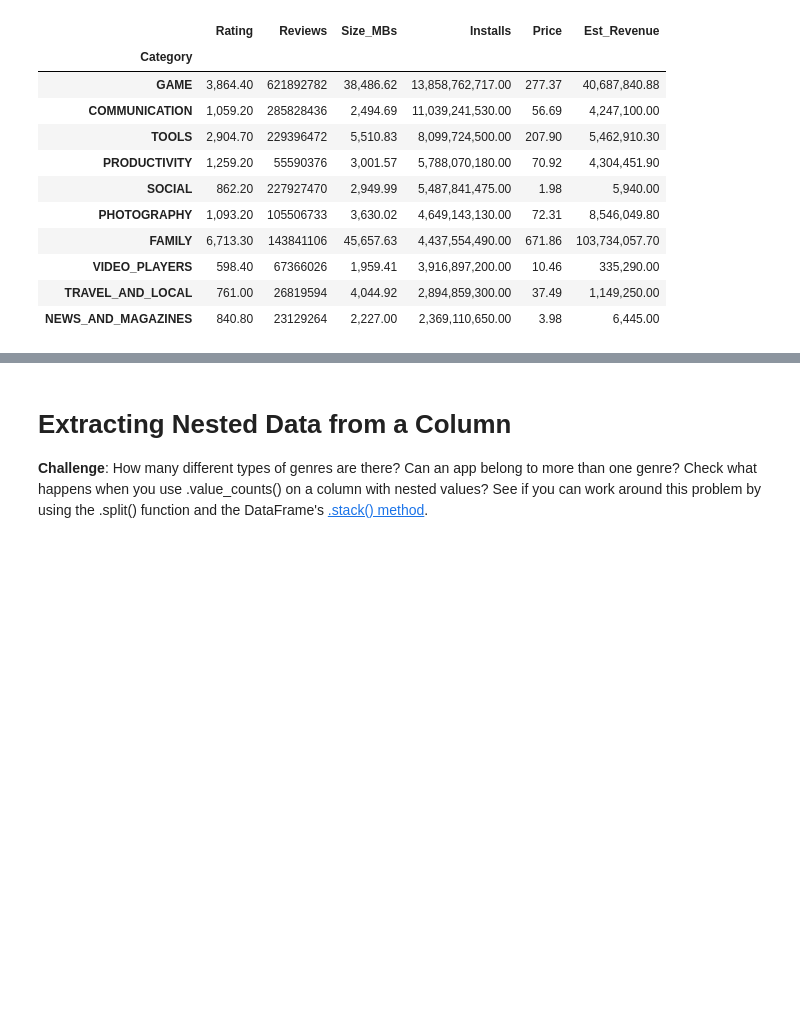
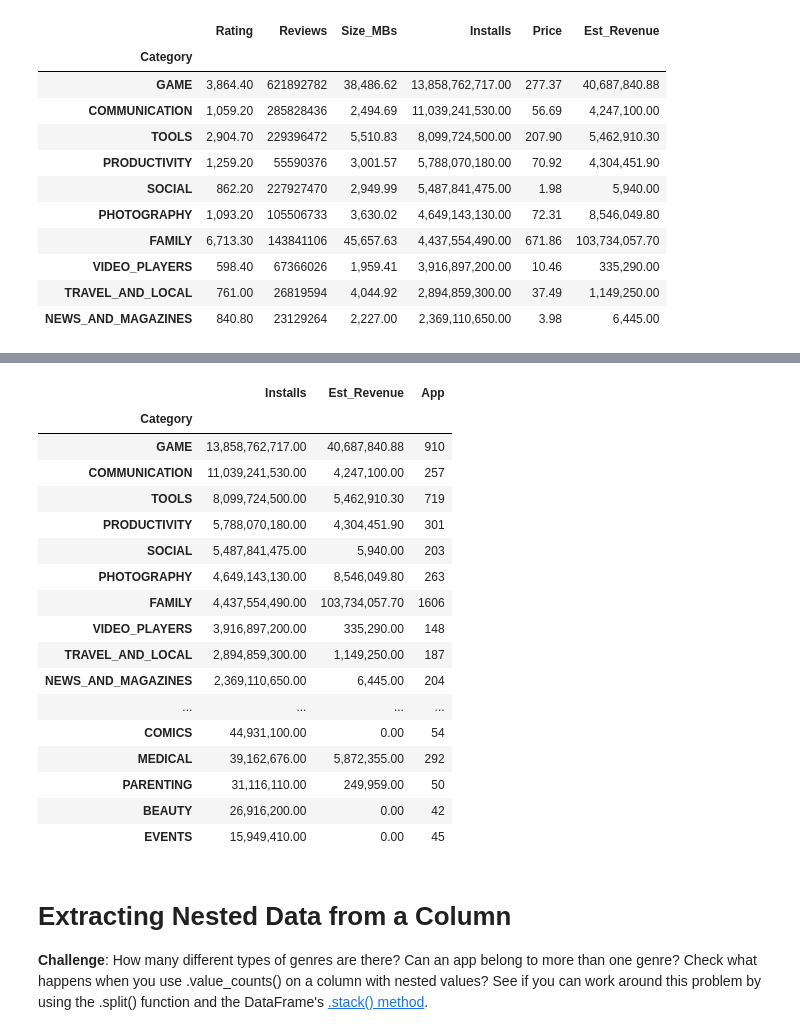
Before and after one commit to halilcodes/android-store-observer, a Jupyter notebook: Google Play Store App Analytics (start).ipynb, the cells around one changed output, grey strips where cells are left out. Saved outputs shown, nothing was run; the diff lists cells and outputs as text; code cells hidden in the pictures; blank space fills up the shorter version.

```diff
--- a/Google Play Store App Analytics (start).ipynb
+++ b/Google Play Store App Analytics (start).ipynb
@@ -453,3 +420,29 @@ h_bar.show()
 <img src=https://imgur.com/cHsqh6a.png>
 
 *Hint*: Use the size, hover_name and color parameters in .scatter(). To scale the yaxis, call .update_layout() and specify that the yaxis should be on a log-scale like so: yaxis=dict(type='log')
+# %%
+category_installs_all = df_apps_clean.groupby('Category').sum().sort_values('Installs', ascending=False)
+category_installs_all.drop(['Rating', 'Reviews', 'Size_MBs', 'Price'], axis=1, inplace=True)
+category_apps = df_apps_clean.groupby('Category').count().sort_values('App', ascending=False)
+category_apps = category_apps['App']
+df_merged = category_installs_all.merge(category_apps, on='Category')
+df_merged
+# %% [output]
+|  | Installs | Est_Revenue | App |
+| Category |  |  |  |
+| GAME | 13,858,762,717.00 | 40,687,840.88 | 910 |
+| COMMUNICATION | 11,039,241,530.00 | 4,247,100.00 | 257 |
+| TOOLS | 8,099,724,500.00 | 5,462,910.30 | 719 |
+| PRODUCTIVITY | 5,788,070,180.00 | 4,304,451.90 | 301 |
+| SOCIAL | 5,487,841,475.00 | 5,940.00 | 203 |
+| PHOTOGRAPHY | 4,649,143,130.00 | 8,546,049.80 | 263 |
+| FAMILY | 4,437,554,490.00 | 103,734,057.70 | 1606 |
+| VIDEO_PLAYERS | 3,916,897,200.00 | 335,290.00 | 148 |
+| TRAVEL_AND_LOCAL | 2,894,859,300.00 | 1,149,250.00 | 187 |
+| NEWS_AND_MAGAZINES | 2,369,110,650.00 | 6,445.00 | 204 |
+| ... | ... | ... | ... |
+| COMICS | 44,931,100.00 | 0.00 | 54 |
+| MEDICAL | 39,162,676.00 | 5,872,355.00 | 292 |
+| PARENTING | 31,116,110.00 | 249,959.00 | 50 |
+| BEAUTY | 26,916,200.00 | 0.00 | 42 |
+| EVENTS | 15,949,410.00 | 0.00 | 45 |
```
Also changed, not shown: parts of 10 cells of this notebook.
